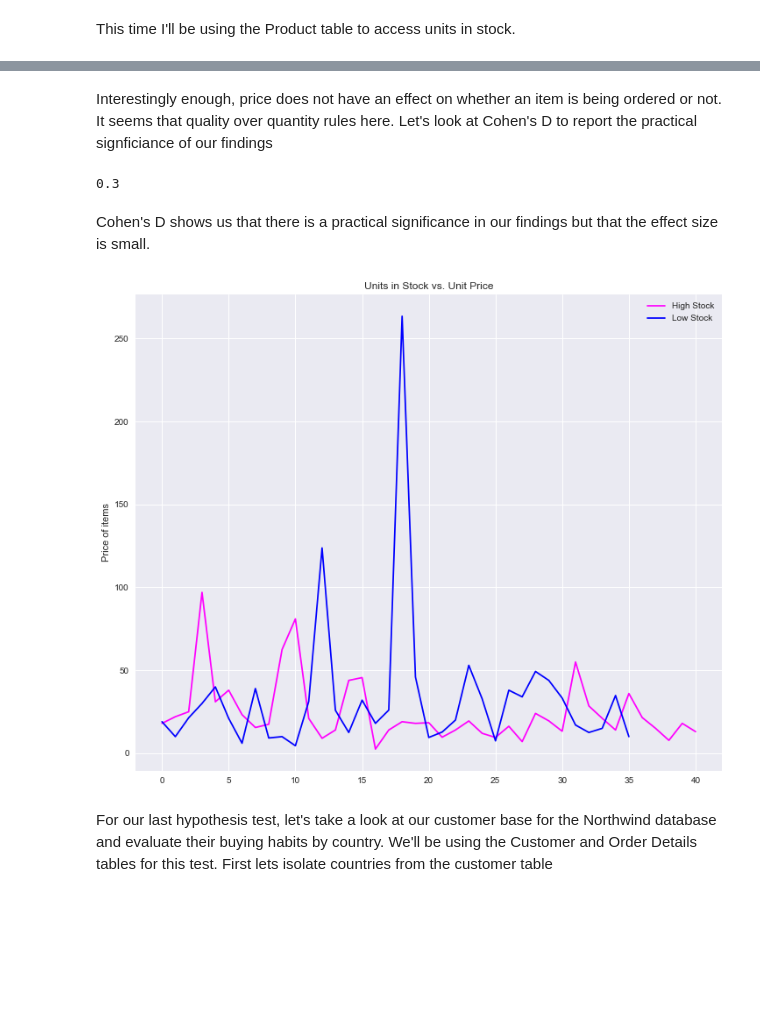
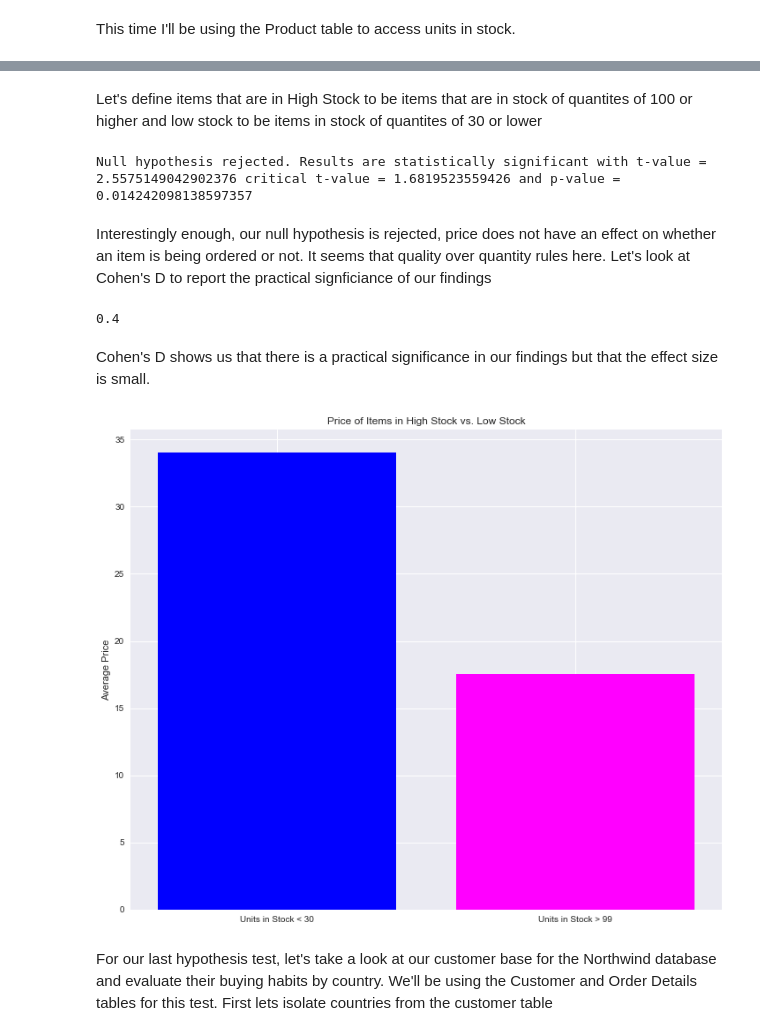
Before and after one commit to FHyder/dsc-2-final-project-online-ds-pt-100118, a Jupyter notebook: student.ipynb, the cells around one changed output, grey strips where cells are left out. Saved outputs shown, nothing was run; the diff lists cells and outputs as text; code cells hidden in the pictures; blank space fills up the shorter version.

```diff
--- a/student.ipynb
+++ b/student.ipynb
@@ -399,3 +393,0 @@ middle
-# %%
-highStock = cur.execute('''SELECT UnitPrice FROM Product WHERE UnitsInStock > 25''').fetchall()
-lowStock = cur.execute('''SELECT UnitPrice FROM Product WHERE UnitsInStock < 26''').fetchall()
@@ -432,20 +404,47 @@ Null hypothesis is True with t-value = [-2.96445932] , critical t-value = 1.6838
+# %% [markdown]
+Let's define items that are in High Stock to be items that are in stock of quantites of 100 or higher and low stock to be items in stock of quantites of 30 or lower
+# %%
+low_Stock = unitsInStock.loc[unitsInStock['UnitsInStock'] < 31]
+high_Stock = unitsInStock.loc[unitsInStock['UnitsInStock'] > 99]
+
+#lowStock.head()
+#lowStock.UnitsInStock.unique()
+#highStock.head()
+#highStock.UnitsInStock.unique()
+
+sample = lowStock.UnitPrice
+high_unit = highStock.UnitPrice
+mu = np.mean(high_unit)
+x_bar = np.mean(sample)
+alpha = .05
+# %%
+oneSampleTest(sample, mu, alpha)
+# %% [output]
+Null hypothesis rejected. Results are statistically significant with t-value = 2.5575149042902376 critical t-value = 1.6819523559426 and p-value = 0.014242098138597357
 # %% [markdown]
-Interestingly enough, price does not have an effect on whether an item is being ordered or not. It seems that quality over quantity rules here. Let's look at Cohen's D to report the practical signficiance of our findings
+Interestingly enough, our null hypothesis is rejected, price does not have an effect on whether an item is being ordered or not. It seems that quality over quantity rules here. Let's look at Cohen's D to report the practical signficiance of our findings
-# %%
-Cohen_d(lowStock, highStock)
-# %% [output]
-0.3
+# %%
+Cohen_d(sample, high_unit)
+# %% [output]
+0.4
 # %% [markdown]
 Cohen's D shows us that there is a practical significance in our findings but that the effect size is small.
-# %%
-plt.plot(highStock, color = 'magenta', label ='High Stock')
-plt.plot(lowStock, color = 'blue', label ='Low Stock')
-plt.ylabel('Price of items')
-plt.title('Units in Stock vs. Unit Price')
-plt.legend()
-plt.show()
-# %% [output]
-[figure, removed]
+# %%
+
+plt.figsize = (8,8)
+colors = ['blue', 'magenta']
+mns = [x_bar, mu]
+xs = ['Units in Stock < 30', 'Units in Stock > 99']
+plt.bar(xs, mns, align = 'center', color = colors)
+plt.title('Price of Items in High Stock vs. Low Stock')
+plt.ylabel('Average Price')
+
+
+
+
+plt.show()
+# %% [output]
+[figure, added]
 # %% [markdown]
 For our last hypothesis test, let's take a look at our customer base for the Northwind database and evaluate their buying habits by country. We'll be using the Customer and Order Details tables for this test. First lets isolate countries from the customer table
 # %%
```
Also changed, not shown: parts of 35 cells of this notebook, 2 other files.
